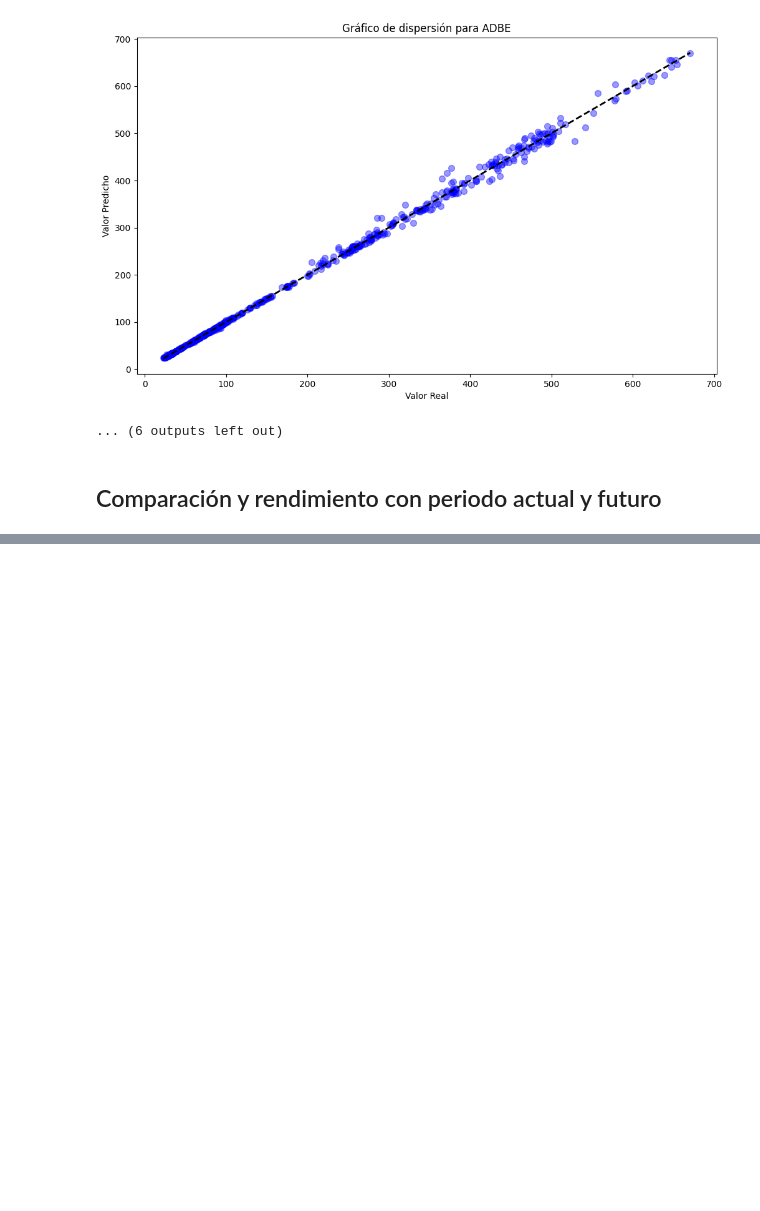
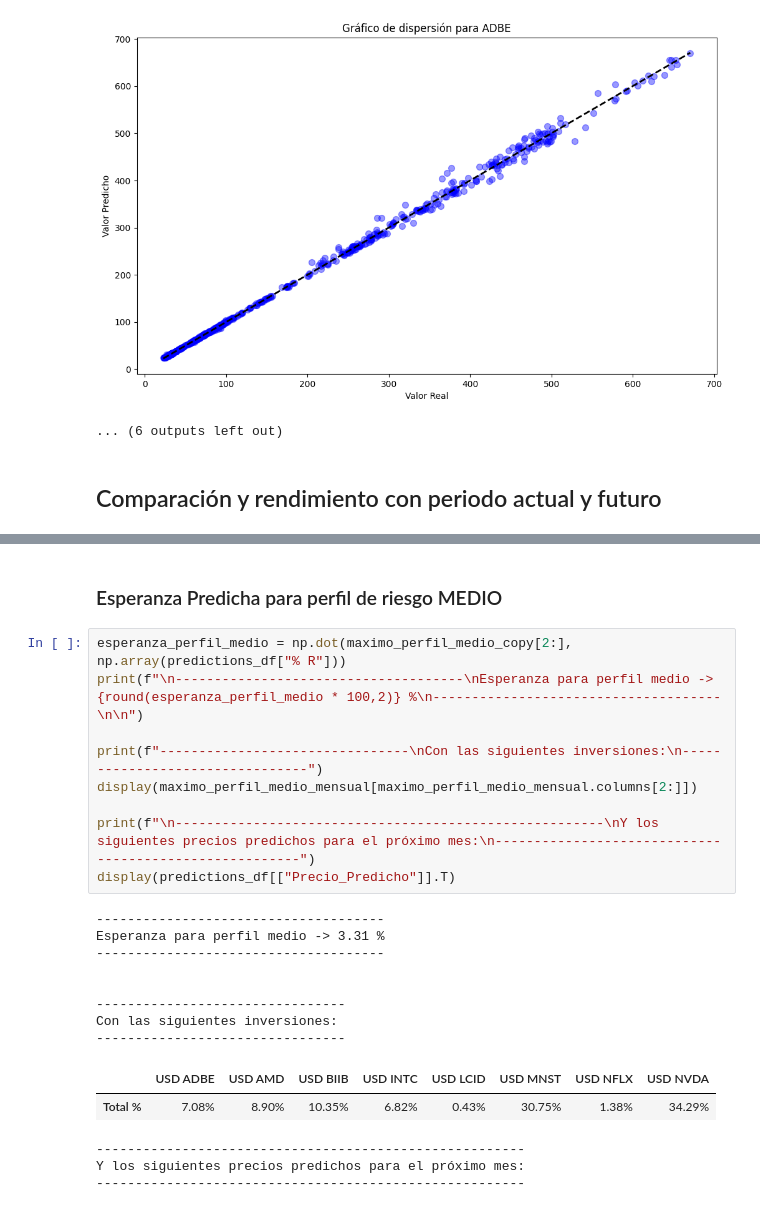
Before and after one commit to Kent7474/Proyecto_Seminario, a Jupyter notebook: Análisis_de_activos.ipynb, the cells around one changed output, grey strips where cells are left out. Saved outputs shown, nothing was run; the diff lists cells and outputs as text; blank space fills up the shorter version.

```diff
--- a/Análisis_de_activos.ipynb
+++ b/Análisis_de_activos.ipynb
@@ -784,0 +780,25 @@ print("Error cuadrático medio en el conjunto de prueba:", mse)'''
+# %% [markdown]
+### Esperanza Predicha para perfil de riesgo MEDIO
+# %%
+esperanza_perfil_medio = np.dot(maximo_perfil_medio_copy[2:], np.array(predictions_df["% R"]))
+print(f"\n-------------------------------------\nEsperanza para perfil medio -> {round(esperanza_perfil_medio * 100,2)} %\n-------------------------------------\n\n")
+
+print(f"--------------------------------\nCon las siguientes inversiones:\n--------------------------------")
+display(maximo_perfil_medio_mensual[maximo_perfil_medio_mensual.columns[2:]])
+
+print(f"\n-------------------------------------------------------\nY los siguientes precios predichos para el próximo mes:\n-------------------------------------------------------")
+display(predictions_df[["Precio_Predicho"]].T)
+# %% [output]
+-------------------------------------
+Esperanza para perfil medio -> 3.31 %
+-------------------------------------
+
+
+--------------------------------
+Con las siguientes inversiones:
+--------------------------------
+|  | USD ADBE | USD AMD | USD BIIB | USD INTC | USD LCID | USD MNST | USD NFLX | USD NVDA |
+| Total % | 7.08% | 8.90% | 10.35% | 6.82% | 0.43% | 30.75% | 1.38% | 34.29% |
+-------------------------------------------------------
+Y los siguientes precios predichos para el próximo mes:
+-------------------------------------------------------
```
Also changed, not shown: parts of 34 cells of this notebook.
